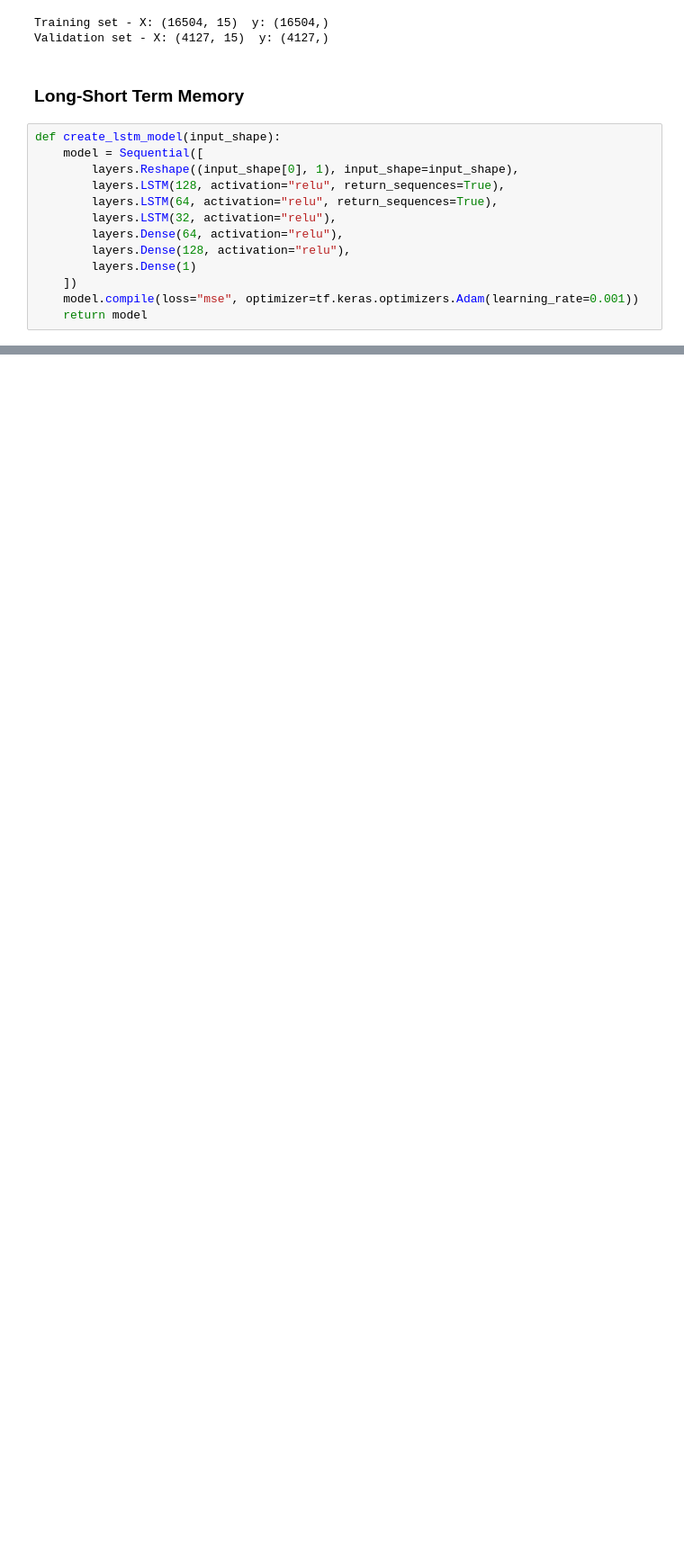
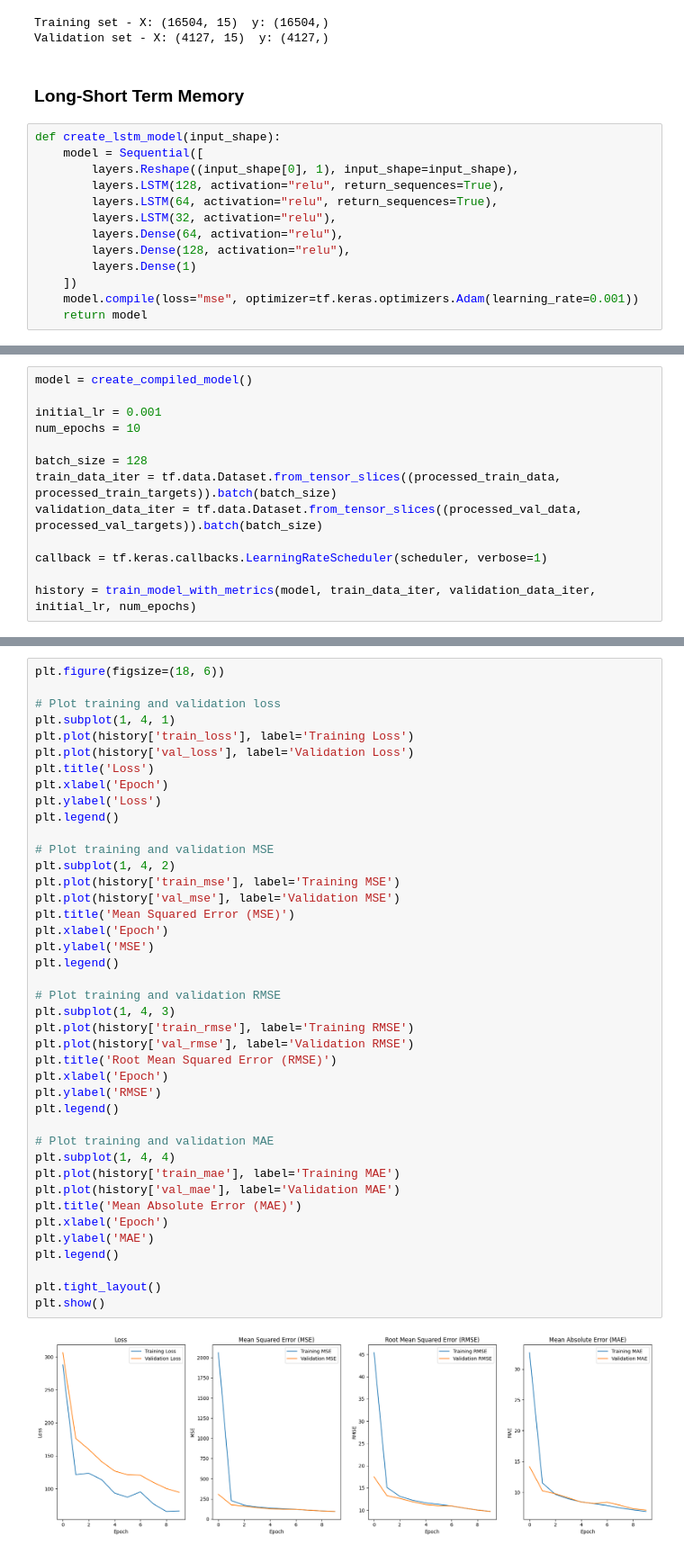
Before and after one commit to SarantisPapachrist/Diploma-Thesis, a Jupyter notebook: Turbofan_Jet_Engine/Long_Short_Term_Memory.ipynb, the cells around one changed output, grey strips where cells are left out. Shown: that part at 90% size. Drawn from its saved outputs; the diff is of its cells as text; blank space fills up the shorter version.

Commit message:
LSTM on CMAPSS dataset

```diff
--- a/Turbofan_Jet_Engine/Long_Short_Term_Memory.ipynb
+++ b/Turbofan_Jet_Engine/Long_Short_Term_Memory.ipynb
@@ -131,0 +351,13 @@ Stored 'r2' (float64)
+# %%
+model = create_compiled_model()
+
+initial_lr = 0.001
+num_epochs = 10
+
+batch_size = 128
+train_data_iter = tf.data.Dataset.from_tensor_slices((processed_train_data, processed_train_targets)).batch(batch_size)
+validation_data_iter = tf.data.Dataset.from_tensor_slices((processed_val_data, processed_val_targets)).batch(batch_size)
+
+callback = tf.keras.callbacks.LearningRateScheduler(scheduler, verbose=1)
+
+history = train_model_with_metrics(model, train_data_iter, validation_data_iter, initial_lr, num_epochs)
@@ -131,0 +384,43 @@ Stored 'r2' (float64)
+# %%
+plt.figure(figsize=(18, 6))
+
+# Plot training and validation loss
+plt.subplot(1, 4, 1)
+plt.plot(history['train_loss'], label='Training Loss')
+plt.plot(history['val_loss'], label='Validation Loss')
+plt.title('Loss')
+plt.xlabel('Epoch')
+plt.ylabel('Loss')
+plt.legend()
+
+# Plot training and validation MSE
+plt.subplot(1, 4, 2)
+plt.plot(history['train_mse'], label='Training MSE')
+plt.plot(history['val_mse'], label='Validation MSE')
+plt.title('Mean Squared Error (MSE)')
+plt.xlabel('Epoch')
+plt.ylabel('MSE')
+plt.legend()
+
+# Plot training and validation RMSE
+plt.subplot(1, 4, 3)
+plt.plot(history['train_rmse'], label='Training RMSE')
+plt.plot(history['val_rmse'], label='Validation RMSE')
+plt.title('Root Mean Squared Error (RMSE)')
+plt.xlabel('Epoch')
+plt.ylabel('RMSE')
+plt.legend()
+
+# Plot training and validation MAE
+plt.subplot(1, 4, 4)
+plt.plot(history['train_mae'], label='Training MAE')
+plt.plot(history['val_mae'], label='Validation MAE')
+plt.title('Mean Absolute Error (MAE)')
+plt.xlabel('Epoch')
+plt.ylabel('MAE')
+plt.legend()
+
+plt.tight_layout()
+plt.show()
+# %% [output]
+[figure, added]
```
Also changed, not shown: parts of 22 cells of this notebook.
